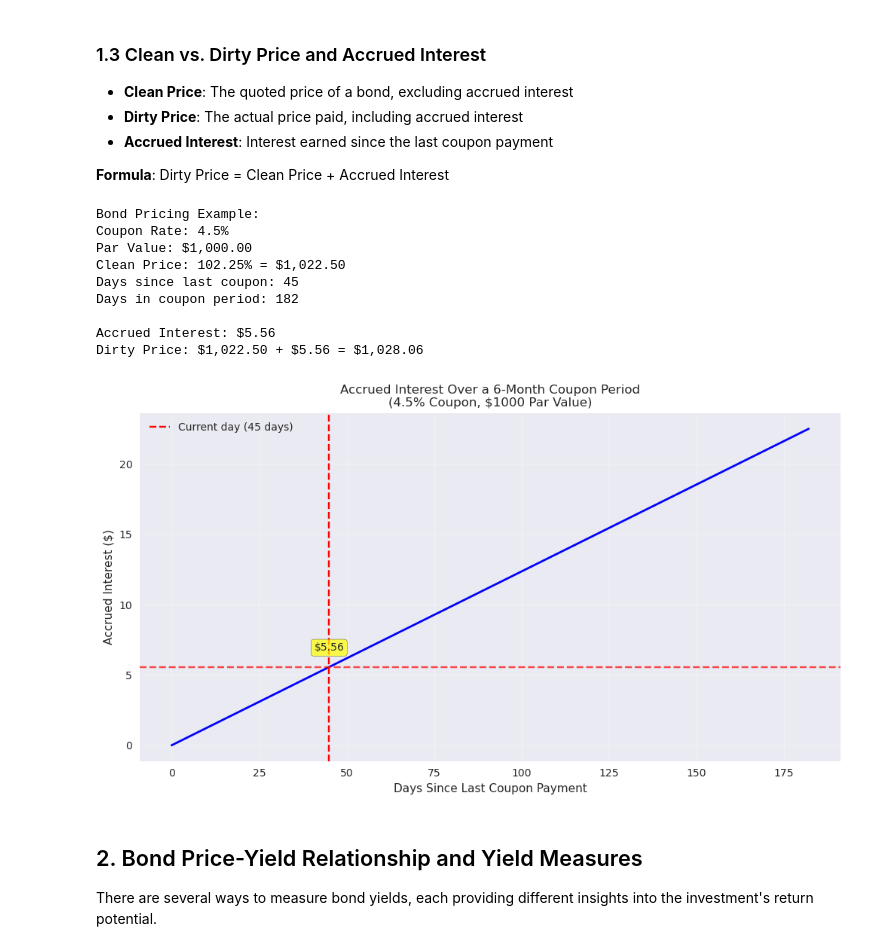
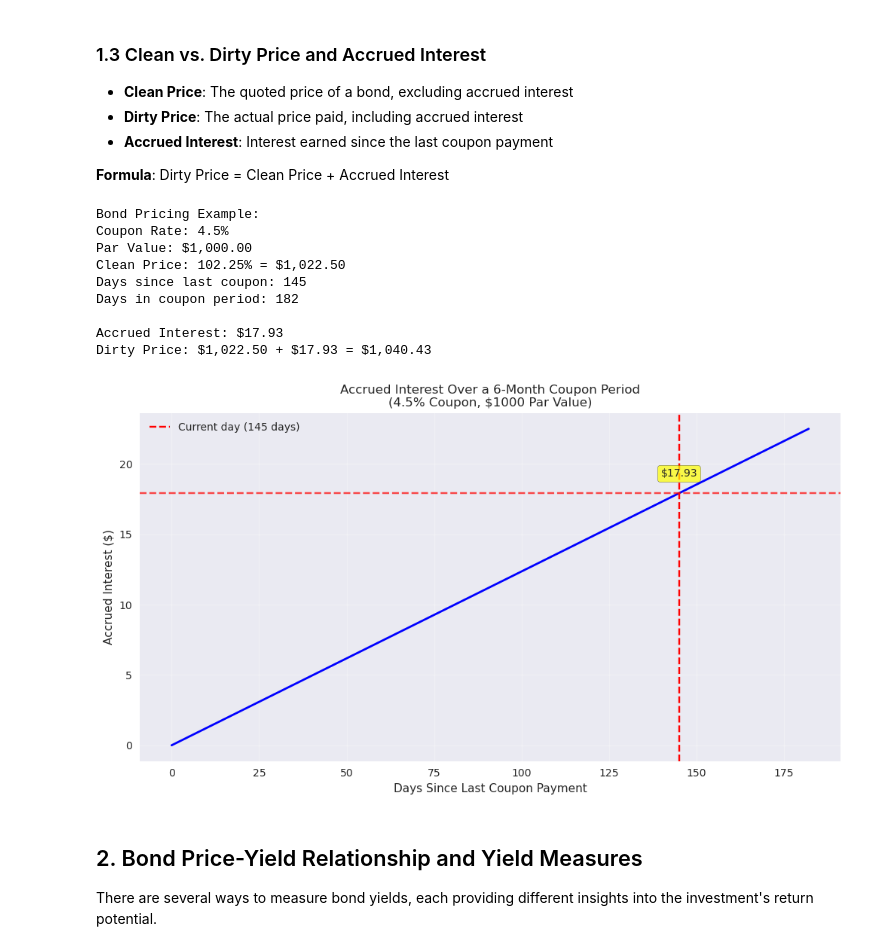
Before and after one commit to rtrimble13/tb-notebooks, a Jupyter notebook: src/202506_bonds_202.ipynb, the cells around one changed output. Saved outputs shown, nothing was run; the diff lists cells and outputs as text; code cells hidden in the pictures.

```diff
--- a/src/202506_bonds_202.ipynb
+++ b/src/202506_bonds_202.ipynb
@@ -146,0 +228,24 @@ plt.show()
+# %%
+# Price vs Yield for a 5% Coupon Bond at 5, 10, and 20 Years to Maturity
+fig, ax = plt.subplots(figsize=(8, 6))
+
+yields = np.linspace(1, 10, 100)
+par = 100
+coupon_rate = 5
+maturities = [5, 10, 20]
+colors = ['blue', 'green', 'orange']
+labels = [f'{n} Years' for n in maturities]
+
+for n, color, label in zip(maturities, colors, labels):
+    prices = [bond_price(coupon_rate, y, n, par) for y in yields]
+    ax.plot(yields, prices, label=label, color=color, linewidth=2)
+
+ax.axhline(y=par, color='black', linestyle='--', alpha=0.5, label='Par Value')
+ax.set_xlabel('Yield to Maturity (%)')
+ax.set_ylabel('Bond Price ($)')
+ax.set_title('Price vs Yield for 5% Coupon Bond\n(5, 10, and 20 Years to Maturity)')
+ax.legend()
+ax.grid(True, alpha=0.3)
+
+plt.tight_layout()
+plt.show()
@@ -174,7 +281,7 @@ bond_params = {
     'coupon_rate': 4.5,
     'par_value': 1000,
     'clean_price': 102.25,  # as percentage of par
-    'days_since_last_coupon': 45,
+    'days_since_last_coupon': 145,
     'days_in_period': 182  # approximately 6 months
 }
 
@@ -191,39 +298,39 @@ dirty_price = clean_price_dollar + accrued_interest
 print("Bond Pricing Example:")
 print(f"Coupon Rate: {bond_params['coupon_rate']}%")
 print(f"Par Value: ${bond_params['par_value']:,.2f}")
 print(f"Clean Price: {bond_params['clean_price']}% = ${clean_price_dollar:,.2f}")
 print(f"Days since last coupon: {bond_params['days_since_last_coupon']}")
 print(f"Days in coupon period: {bond_params['days_in_period']}")
 print(f"\nAccrued Interest: ${accrued_interest:.2f}")
 print(f"Dirty Price: ${clean_price_dollar:,.2f} + ${accrued_interest:.2f} = ${dirty_price:,.2f}")
 
 # Visualize accrued interest over a coupon period
 days = np.arange(0, 183, 1)  # 6-month period
 accrued_daily = [calculate_accrued_interest(4.5, 1000, day, 182) for day in days]
 
 plt.figure(figsize=(12, 6))
 plt.plot(days, accrued_daily, linewidth=2, color='blue')
-plt.axvline(x=45, color='red', linestyle='--', label=f'Current day ({bond_params["days_since_last_coupon"]} days)')
+plt.axvline(x=145, color='red', linestyle='--', label=f'Current day ({bond_params["days_since_last_coupon"]} days)')
 plt.axhline(y=accrued_interest, color='red', linestyle='--', alpha=0.7)
 plt.xlabel('Days Since Last Coupon Payment')
 plt.ylabel('Accrued Interest ($)')
 plt.title('Accrued Interest Over a 6-Month Coupon Period\n(4.5% Coupon, $1000 Par Value)')
 plt.grid(True, alpha=0.3)
 plt.legend()
-plt.text(45, accrued_interest + 1, f'${accrued_interest:.2f}', ha='center', va='bottom',
+plt.text(145, accrued_interest + 1, f'${accrued_interest:.2f}', ha='center', va='bottom',
          bbox=dict(boxstyle='round', facecolor='yellow', alpha=0.7))
 plt.show()
 # %% [output]
 Bond Pricing Example:
 Coupon Rate: 4.5%
 Par Value: $1,000.00
 Clean Price: 102.25% = $1,022.50
-Days since last coupon: 45
+Days since last coupon: 145
 Days in coupon period: 182
 
-Accrued Interest: $5.56
-Dirty Price: $1,022.50 + $5.56 = $1,028.06
+Accrued Interest: $17.93
+Dirty Price: $1,022.50 + $17.93 = $1,040.43
-[figure, old version]
+[figure, new version]
 # %% [markdown]
 ## 2. Bond Price-Yield Relationship and Yield Measures
 
```
Also changed, not shown: parts of 8 cells of this notebook.
